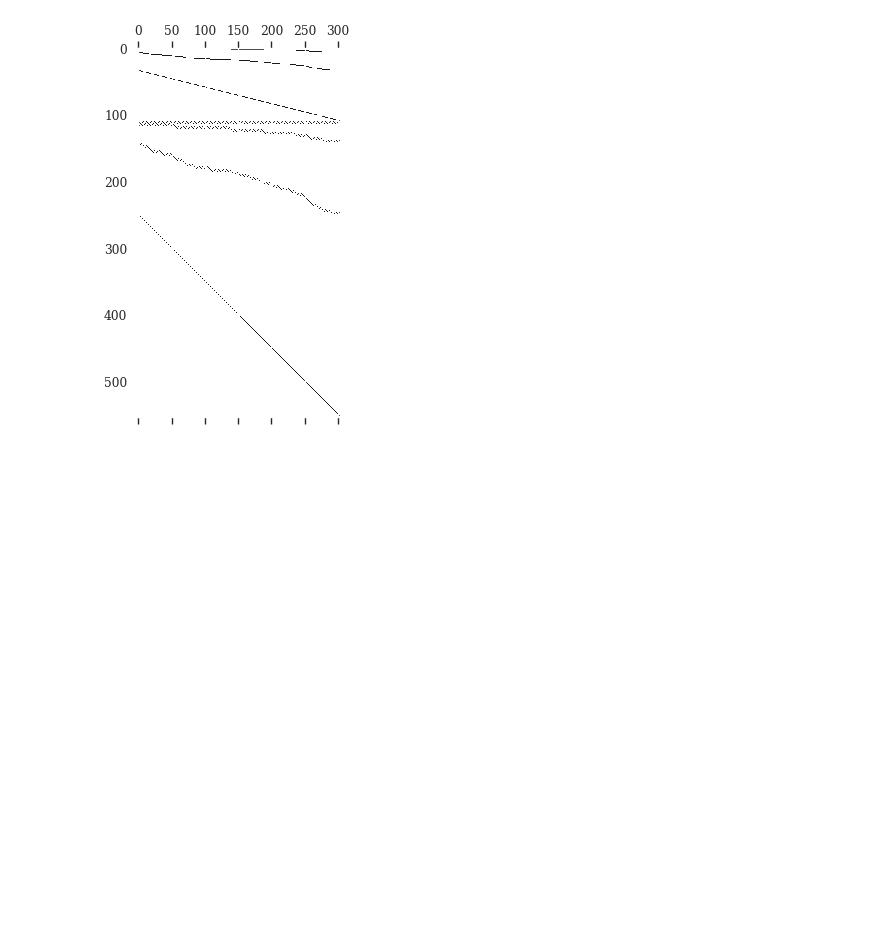
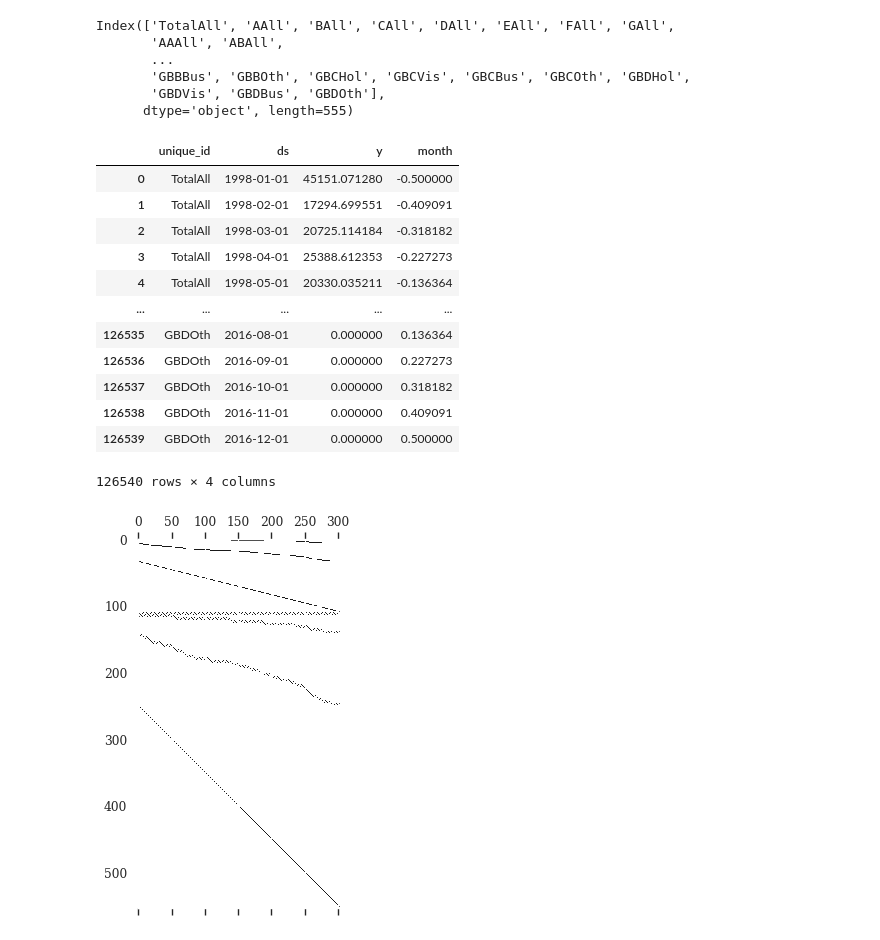
Before and after one commit to DatavAId/Enefit---Predict-Energy-Behavior-of-Prosumers, a Jupyter notebook: hierarical.ipynb, the cells around one changed output. Drawn from its saved outputs; the diff is of its cells as text; code cells hidden in the pictures; blank space fills up the shorter version.

```diff
--- a/hierarical.ipynb
+++ b/hierarical.ipynb
@@ -16,3 +38,12 @@ INFO:torch.distributed.nn.jit.instantiator:Writing /tmp/tmp3xmjec76/_remote_modu
+# %%
+S_df.index
+# %% [output]
+Index(['TotalAll', 'AAll', 'BAll', 'CAll', 'DAll', 'EAll', 'FAll', 'GAll',
+       'AAAll', 'ABAll',
+       ...
+       'GBBBus', 'GBBOth', 'GBCHol', 'GBCVis', 'GBCBus', 'GBCOth', 'GBDHol',
+       'GBDVis', 'GBDBus', 'GBDOth'],
+      dtype='object', length=555)
 # %%
 def sort_df_hier(Y_df, S):
     # NeuralForecast core, sorts unique_id lexicographically
@@ -28,6 +59,22 @@ Y_df['ds'] = pd.to_datetime(Y_df['ds'])
 Y_df = sort_df_hier(Y_df, S_df)
 
 Y_df, _ = augment_calendar_df(df=Y_df, freq='M')
+# %%
+Y_df
+# %% [output]
+|  | unique_id | ds | y | month |
+| 0 | TotalAll | 1998-01-01 | 45151.071280 | -0.500000 |
+| 1 | TotalAll | 1998-02-01 | 17294.699551 | -0.409091 |
+| 2 | TotalAll | 1998-03-01 | 20725.114184 | -0.318182 |
+| 3 | TotalAll | 1998-04-01 | 25388.612353 | -0.227273 |
+| 4 | TotalAll | 1998-05-01 | 20330.035211 | -0.136364 |
+| ... | ... | ... | ... | ... |
+| 126535 | GBDOth | 2016-08-01 | 0.000000 | 0.136364 |
+| 126536 | GBDOth | 2016-09-01 | 0.000000 | 0.227273 |
+| 126537 | GBDOth | 2016-10-01 | 0.000000 | 0.318182 |
+| 126538 | GBDOth | 2016-11-01 | 0.000000 | 0.409091 |
+| 126539 | GBDOth | 2016-12-01 | 0.000000 | 0.500000 |
+126540 rows × 4 columns
 # %%
 # Here we plot the hierarchical constraints matrix
 hplot = HierarchicalPlot(S=S_df, tags=tags)
```
Also changed, not shown: parts of 8 cells of this notebook, 4 other files.
